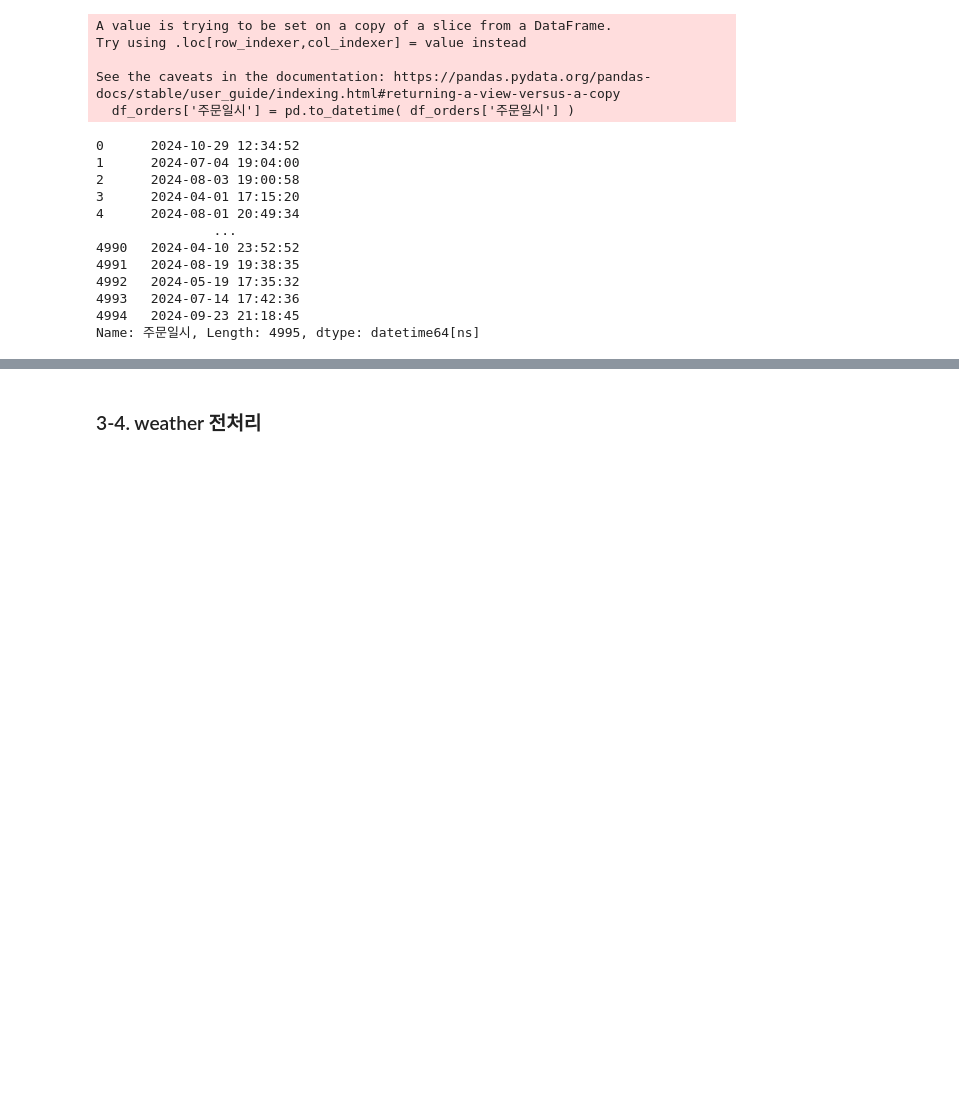
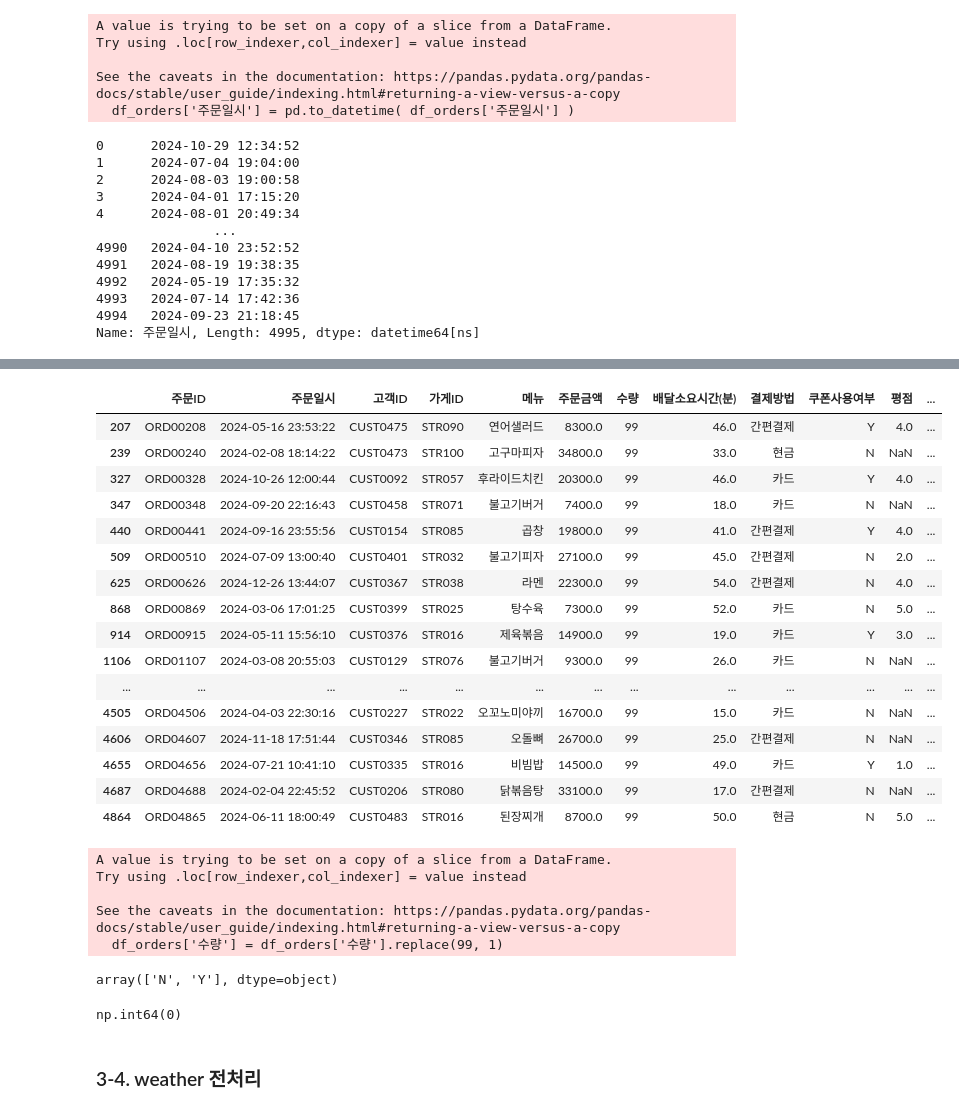
Before and after one commit to blockenters/DT1, a Jupyter notebook: 배달주문_데이터분석.ipynb, the cells around one changed output, grey strips where cells are left out. Saved outputs shown, nothing was run; the diff lists cells and outputs as text; code cells hidden in the pictures; blank space fills up the shorter version.

```diff
--- a/배달주문_데이터분석.ipynb
+++ b/배달주문_데이터분석.ipynb
@@ -918,3 +1133,39 @@ Name: 주문일시, Length: 4995, dtype: datetime64[ns]
+# %%
+df_orders[ df_orders['수량'] == 99 ]
+# %% [output]
+|  | 주문ID | 주문일시 | 고객ID | 가게ID | 메뉴 | 주문금액 | 수량 | 배달소요시간(분) | 결제방법 | 쿠폰사용여부 | 평점 | ... |
+| 207 | ORD00208 | 2024-05-16 23:53:22 | CUST0475 | STR090 | 연어샐러드 | 8300.0 | 99 | 46.0 | 간편결제 | Y | 4.0 | ... |
+| 239 | ORD00240 | 2024-02-08 18:14:22 | CUST0473 | STR100 | 고구마피자 | 34800.0 | 99 | 33.0 | 현금 | N | NaN | ... |
+| 327 | ORD00328 | 2024-10-26 12:00:44 | CUST0092 | STR057 | 후라이드치킨 | 20300.0 | 99 | 46.0 | 카드 | Y | 4.0 | ... |
+| 347 | ORD00348 | 2024-09-20 22:16:43 | CUST0458 | STR071 | 불고기버거 | 7400.0 | 99 | 18.0 | 카드 | N | NaN | ... |
+| 440 | ORD00441 | 2024-09-16 23:55:56 | CUST0154 | STR085 | 곱창 | 19800.0 | 99 | 41.0 | 간편결제 | Y | 4.0 | ... |
+| 509 | ORD00510 | 2024-07-09 13:00:40 | CUST0401 | STR032 | 불고기피자 | 27100.0 | 99 | 45.0 | 간편결제 | N | 2.0 | ... |
+| 625 | ORD00626 | 2024-12-26 13:44:07 | CUST0367 | STR038 | 라멘 | 22300.0 | 99 | 54.0 | 간편결제 | N | 4.0 | ... |
+| 868 | ORD00869 | 2024-03-06 17:01:25 | CUST0399 | STR025 | 탕수육 | 7300.0 | 99 | 52.0 | 카드 | N | 5.0 | ... |
+| 914 | ORD00915 | 2024-05-11 15:56:10 | CUST0376 | STR016 | 제육볶음 | 14900.0 | 99 | 19.0 | 카드 | Y | 3.0 | ... |
+| 1106 | ORD01107 | 2024-03-08 20:55:03 | CUST0129 | STR076 | 불고기버거 | 9300.0 | 99 | 26.0 | 카드 | N | NaN | ... |
+| ... | ... | ... | ... | ... | ... | ... | ... | ... | ... | ... | ... | ... |
+| 4505 | ORD04506 | 2024-04-03 22:30:16 | CUST0227 | STR022 | 오꼬노미야끼 | 16700.0 | 99 | 15.0 | 카드 | N | NaN | ... |
+| 4606 | ORD04607 | 2024-11-18 17:51:44 | CUST0346 | STR085 | 오돌뼈 | 26700.0 | 99 | 25.0 | 간편결제 | N | NaN | ... |
+| 4655 | ORD04656 | 2024-07-21 10:41:10 | CUST0335 | STR016 | 비빔밥 | 14500.0 | 99 | 49.0 | 카드 | Y | 1.0 | ... |
+| 4687 | ORD04688 | 2024-02-04 22:45:52 | CUST0206 | STR080 | 닭볶음탕 | 33100.0 | 99 | 17.0 | 간편결제 | N | NaN | ... |
+| 4864 | ORD04865 | 2024-06-11 18:00:49 | CUST0483 | STR016 | 된장찌개 | 8700.0 | 99 | 50.0 | 현금 | N | 5.0 | ... |
+# %%
+df_orders['수량'] = df_orders['수량'].replace(99, 1)
+# %% [output]
+A value is trying to be set on a copy of a slice from a DataFrame.
+Try using .loc[row_indexer,col_indexer] = value instead
+
+See the caveats in the documentation: https://pandas.pydata.org/pandas-docs/stable/user_guide/indexing.html#returning-a-view-versus-a-copy
+  df_orders['수량'] = df_orders['수량'].replace(99, 1)
+# %%
+df_orders['쿠폰사용여부'].unique()
+# %% [output]
+array(['N', 'Y'], dtype=object)
+# %%
+df_orders['쿠폰사용여부'].isna().sum()
+# %% [output]
+np.int64(0)
 # %% [markdown]
 ### 3-4. weather 전처리
 # %% [markdown]
```
Also changed, not shown: parts of 25 cells of this notebook.
